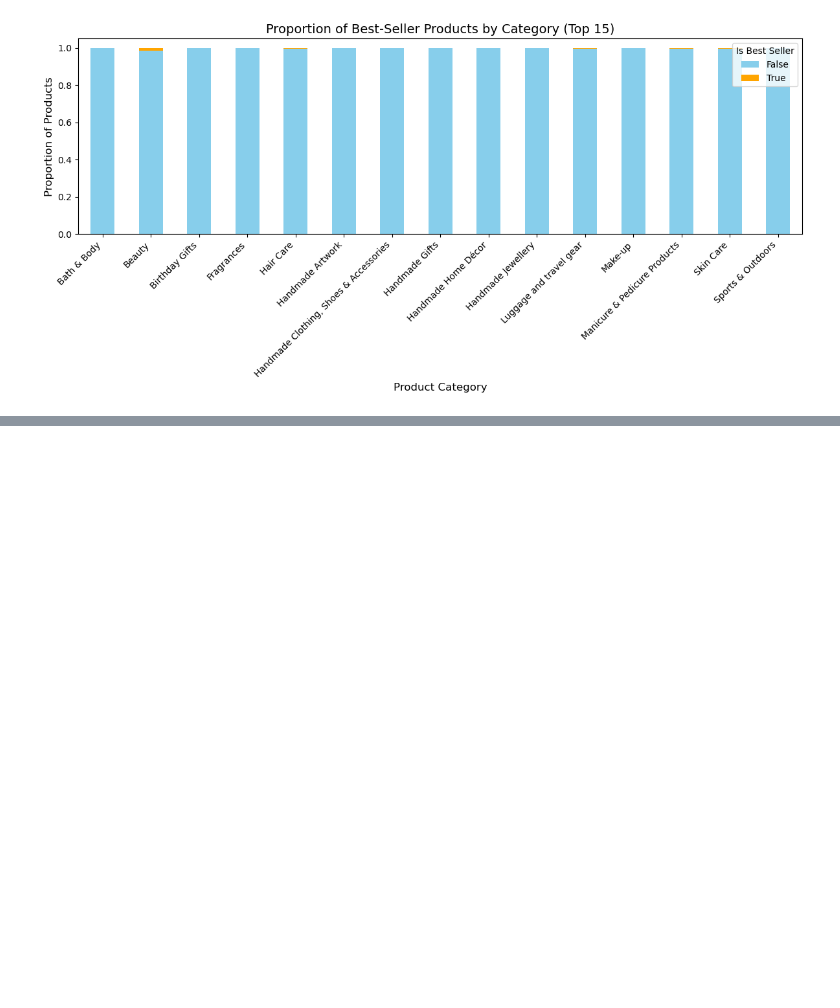
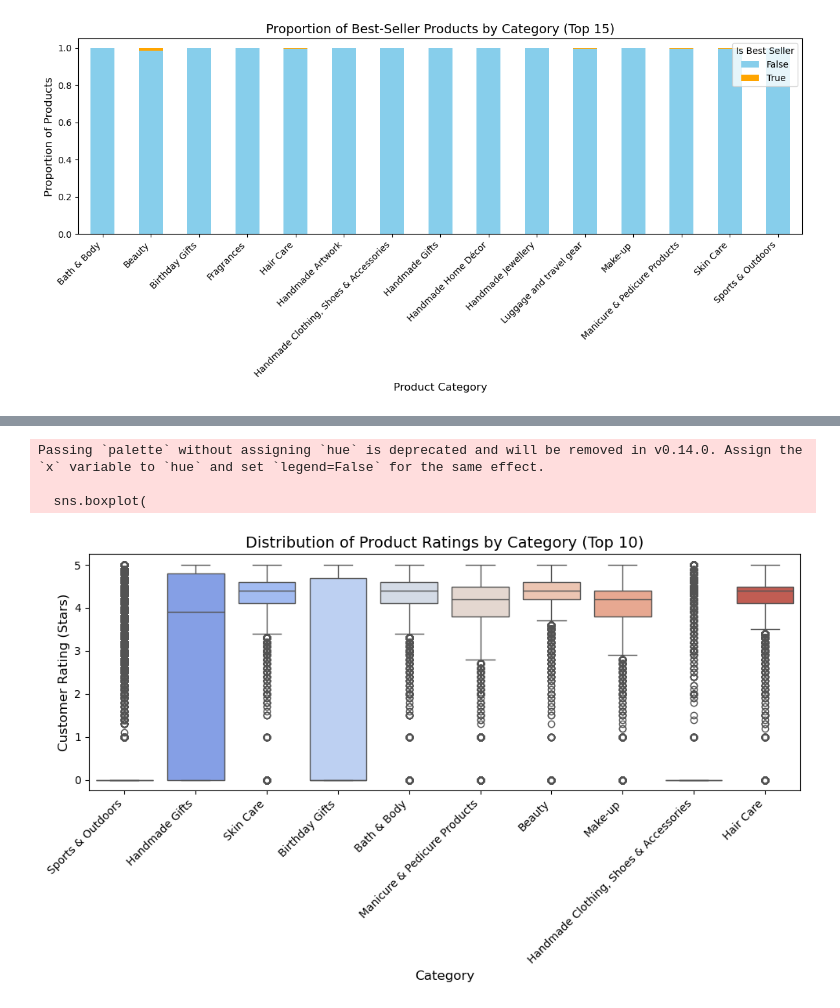
Before and after one commit to MrBrosman/lab-eda-bivariate, a Jupyter notebook: my_code.ipynb, the cells around one changed output, grey strips where cells are left out. Saved outputs shown, nothing was run; the diff lists cells and outputs as text; code cells hidden in the pictures; blank space fills up the shorter version.

```diff
--- a/my_code.ipynb
+++ b/my_code.ipynb
@@ -205,0 +409,44 @@ plt.show()
+# %%
+# 3. BOX PLOT OF RATINGS BY CATEGORY
+
+
+# We now identify the top 10 categories with the most products
+
+top_10_categories = df_no_outliers['category'].value_counts().head(10).index
+# ^ Same logic as before: we take the 10 most common categories
+#   to ensure each has enough data points for meaningful comparison.
+
+
+# Now we filter the dataset to include only those categories
+
+df_top10_ratings = df_no_outliers[df_no_outliers['category'].isin(top_10_categories)]
+# ^ Keeps the same structure as before, but this time we’ll look at 'stars' (ratings)
+
+
+# Then we create the box plot to visualize rating distributions
+
+plt.figure(figsize=(10, 6))  # Set figure size for readability
+
+sns.boxplot(
+    data=df_top10_ratings,     # filtered dataset
+    x='category',              # categories on x-axis
+    y='stars',                 # rating values on y-axis
+    palette='coolwarm'         # optional color palette
+)
+# ^ Each box shows:
+#   - The median rating (middle line inside the box)
+#   - The interquartile range (IQR — 25th to 75th percentile)
+#   - The whiskers (spread of most ratings)
+#   - Any dots outside the whiskers are outliers.
+
+plt.title('Distribution of Product Ratings by Category (Top 10)', fontsize=14)
+plt.xlabel('Category', fontsize=12)
+plt.ylabel('Customer Rating (Stars)', fontsize=12)
+plt.xticks(rotation=45, ha='right')
+plt.tight_layout()
+plt.show()
+# %% [output]
+Passing `palette` without assigning `hue` is deprecated and will be removed in v0.14.0. Assign the `x` variable to `hue` and set `legend=False` for the same effect.
+
+  sns.boxplot(
+[figure, added]
```
Also changed, not shown: parts of 15 cells of this notebook.
